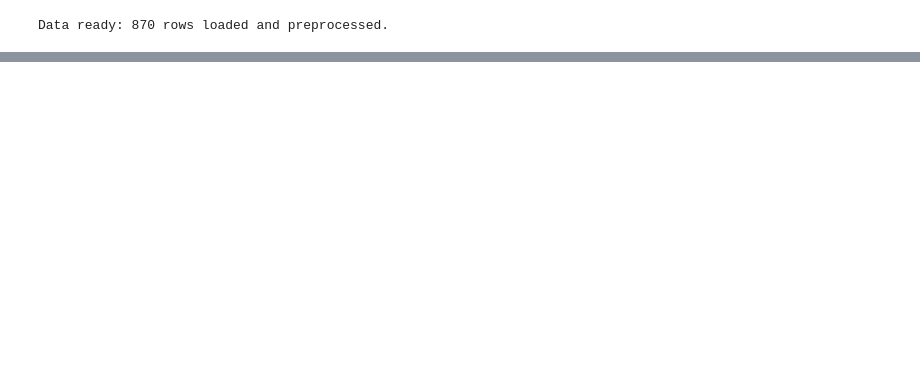
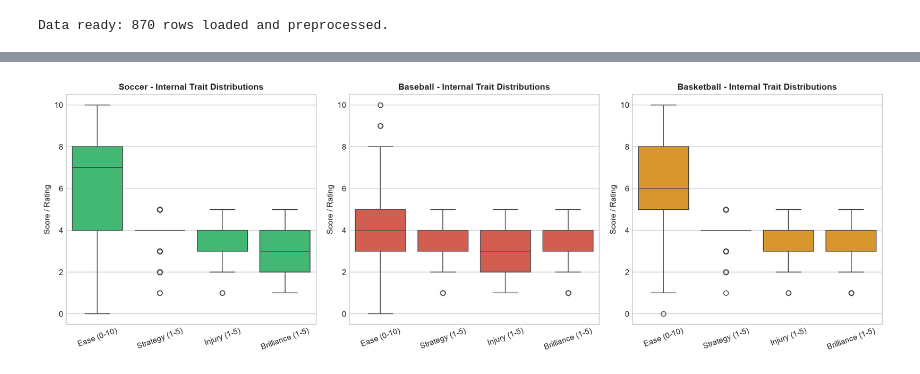
Before and after one commit to bianca-8/csc311, a Jupyter notebook: data bar graph-data_explore.ipynb, the cells around one changed output, grey strips where cells are left out. Saved outputs shown, nothing was run; the diff lists cells and outputs as text; code cells hidden in the pictures; blank space fills up the shorter version.

Commit message:
Update plots to 1x3 horizontal side-by-side subplots for Soccer, Baseball, and Basketball

```diff
--- a/data bar graph-data_explore.ipynb
+++ b/data bar graph-data_explore.ipynb
@@ -161,22 +70,0 @@ plt.show()
-# %%
-# Box plots for all numerical and ordinal features
-fig, axes = plt.subplots(2, 3, figsize=(16, 8))
-box_cols = [
-    ('difficulty_rating', 'Ease of Starting (0-10)'),
-    ('strategy_importance_num', 'Strategy Importance (1-5)'),
-    ('injury_risk_comfort_num', 'Injury Risk Comfort (1-5)'),
-    ('individual_brilliance_num', 'Individual Brilliance (1-5)'),
-    ('price_clean', 'Ticket Price ($) [Fliers Hidden]'),
-    ('log_price', 'Log(1 + Price) ($)')
-]
-
-for idx, (col, title) in enumerate(box_cols):
-    ax = axes[idx // 3, idx % 3]
-    show_fliers = False if col == 'price_clean' else True
-    sns.boxplot(data=eda_df, x=label_col, y=col, ax=ax, palette=palette, showfliers=show_fliers)
-    ax.set_title(title)
-    ax.set_xlabel('')
-    ax.set_ylabel('Value')
-
-plt.tight_layout()
-plt.show()
@@ -184,0 +186,23 @@ plt.show()
+# %%
+# Horizontal 1x3 Side-by-Side Comparison for Internal Trait Boxplots
+fig5, axes5 = plt.subplots(1, 3, figsize=(15, 5))
+label_rename = {
+    "difficulty_rating": "Ease (0-10)",
+    "strategy_importance_num": "Strategy (1-5)",
+    "injury_risk_comfort_num": "Injury (1-5)",
+    "individual_brilliance_num": "Brilliance (1-5)"
+}
+for col_idx, sport in enumerate(sports):
+    ax = axes5[col_idx]
+    sub = eda_df[eda_df[label_col] == sport]
+    melted = sub[list(label_rename.keys())].melt()
+    melted["variable"] = melted["variable"].map(label_rename)
+    sns.boxplot(data=melted, x="variable", y="value", ax=ax, color=sport_colors[sport])
+    ax.set_title(f"{sport} - Internal Trait Distributions", fontsize=11, fontweight="bold")
+    ax.set_xlabel("")
+    ax.set_ylabel("Score / Rating")
+    ax.tick_params(axis="x", rotation=20)
+plt.tight_layout()
+plt.show()
+# %% [output]
+[figure, added]
```
Also changed, not shown: parts of 6 cells of this notebook.
